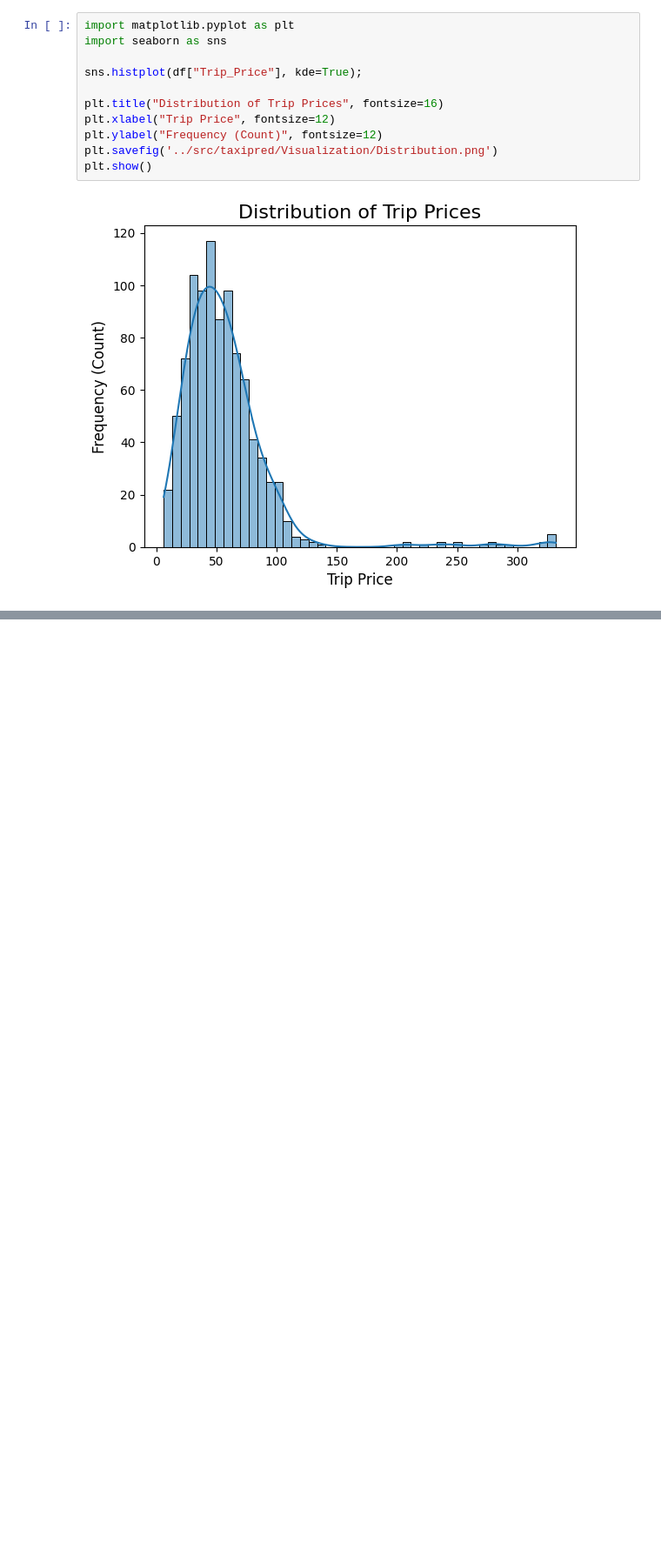
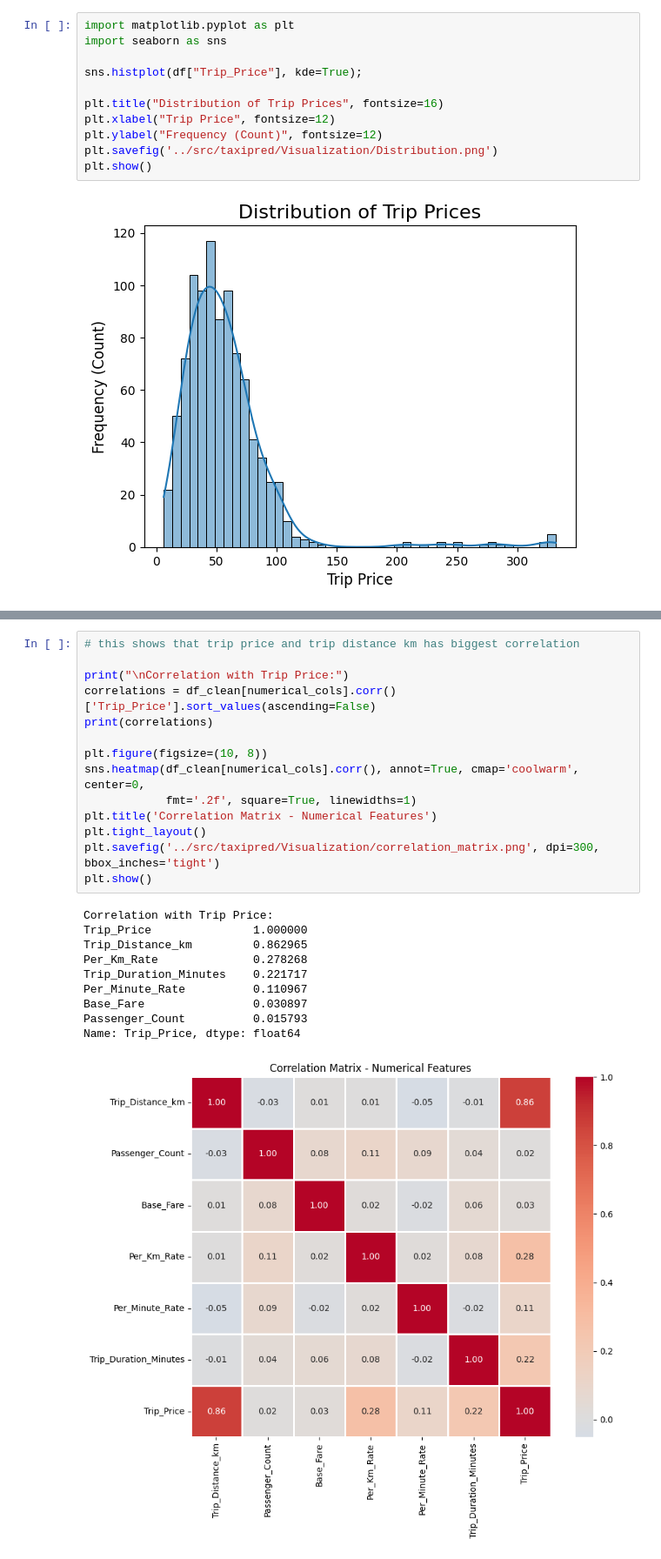
Before and after one commit to Nverest/taxi-prediction-fullstack-linus-johansson-opa24, a Jupyter notebook: explorations/01_eda.ipynb, the cells around one changed output, grey strips where cells are left out. Shown: that part at 87% size. Drawn from its saved outputs; the diff is of its cells as text; blank space fills up the shorter version.

```diff
--- a/explorations/01_eda.ipynb
+++ b/explorations/01_eda.ipynb
@@ -129,0 +247,25 @@ np.float64(119.84)
+# %%
+# this shows that trip price and trip distance km has biggest correlation
+
+print("\nCorrelation with Trip Price:")
+correlations = df_clean[numerical_cols].corr()['Trip_Price'].sort_values(ascending=False)
+print(correlations)
+
+plt.figure(figsize=(10, 8))
+sns.heatmap(df_clean[numerical_cols].corr(), annot=True, cmap='coolwarm', center=0,
+            fmt='.2f', square=True, linewidths=1)
+plt.title('Correlation Matrix - Numerical Features')
+plt.tight_layout()
+plt.savefig('../src/taxipred/Visualization/correlation_matrix.png', dpi=300, bbox_inches='tight')
+plt.show()
+# %% [output]
+Correlation with Trip Price:
+Trip_Price               1.000000
+Trip_Distance_km         0.862965
+Per_Km_Rate              0.278268
+Trip_Duration_Minutes    0.221717
+Per_Minute_Rate          0.110967
+Base_Fare                0.030897
+Passenger_Count          0.015793
+Name: Trip_Price, dtype: float64
+[figure, added]
```
Also changed, not shown: parts of 8 cells of this notebook.
